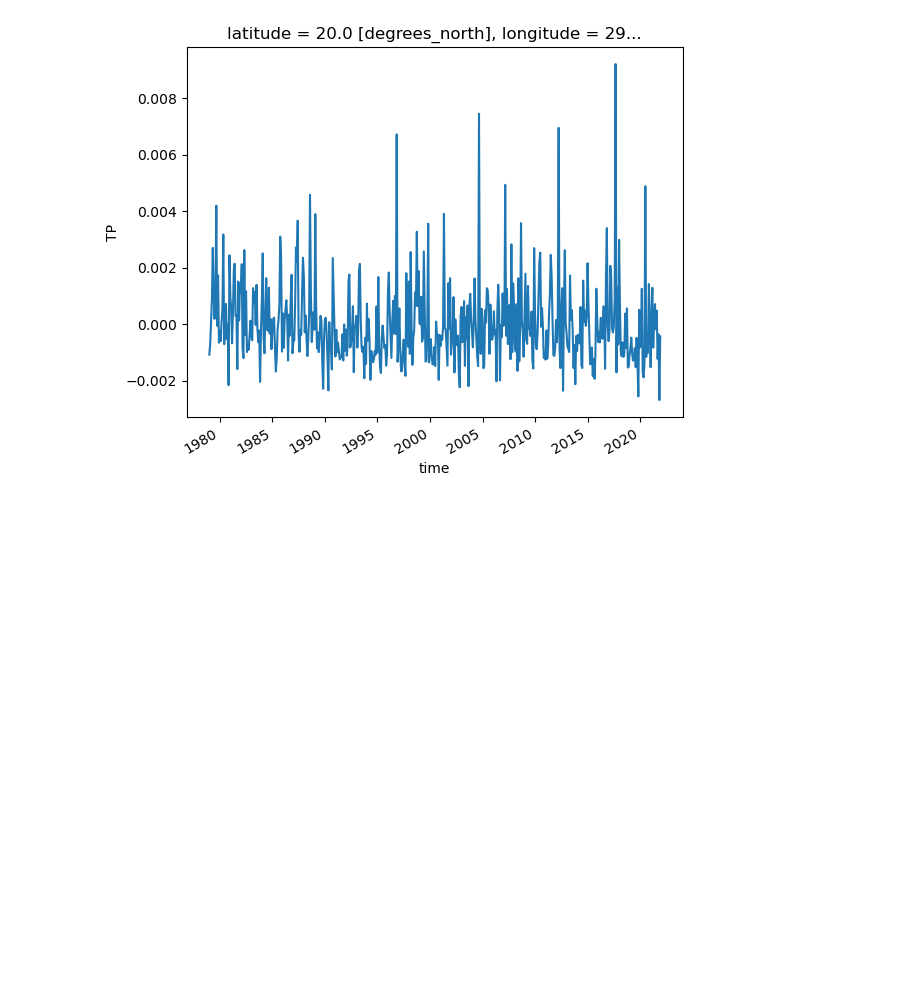
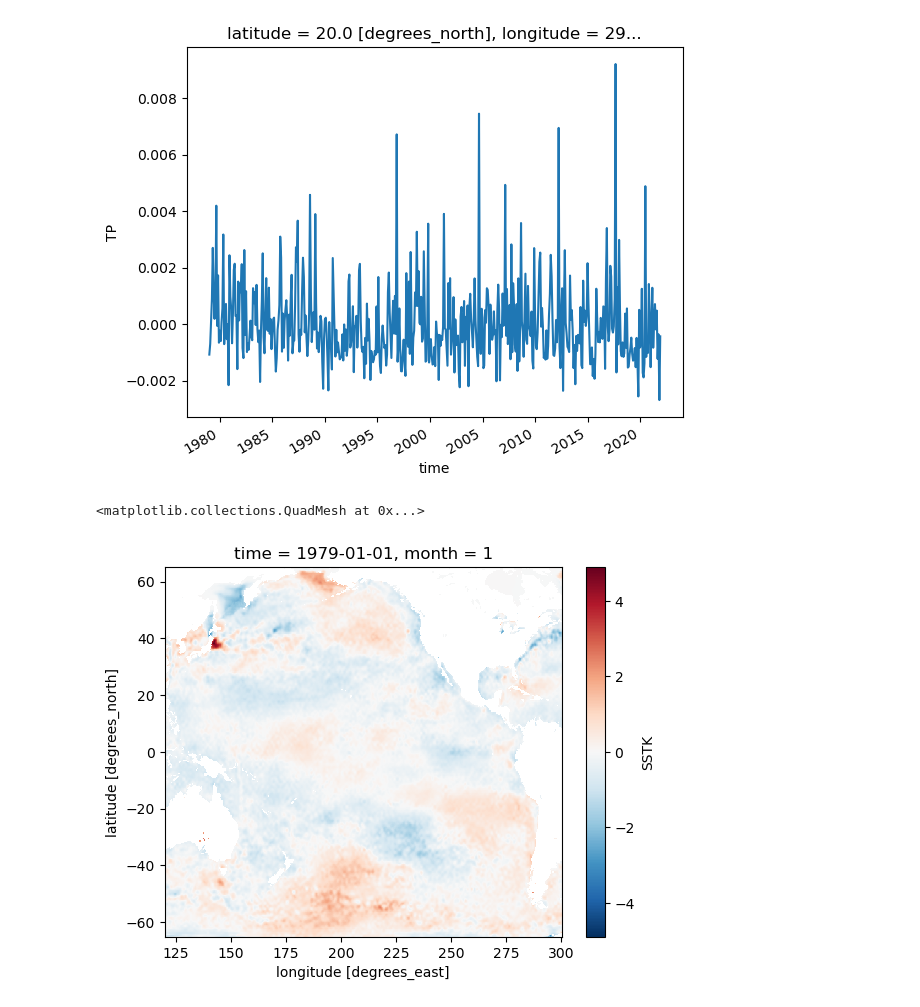
Before and after one commit to atmsillinois/time-series-and-eofs-leanneblind, a Jupyter notebook: project4_atms523_blind.ipynb, the cells around one changed output. Saved outputs shown, nothing was run; the diff lists cells and outputs as text; code cells hidden in the pictures; blank space fills up the shorter version.

```diff
--- a/project4_atms523_blind.ipynb
+++ b/project4_atms523_blind.ipynb
@@ -232,3 +240,8 @@ monthly_mean_precip_ano.sel(longitude=290, latitude=20, method='nearest').plot()
 # %% [output]
 [<matplotlib.lines.Line2D at 0x...>]
 [figure]
+# %%
+monthly_mean_sst_ano.sel(time='1979-01', method='nearest').plot()
+# %% [output]
+<matplotlib.collections.QuadMesh at 0x...>
+[figure, added]
```
Also changed, not shown: parts of 17 cells of this notebook.
